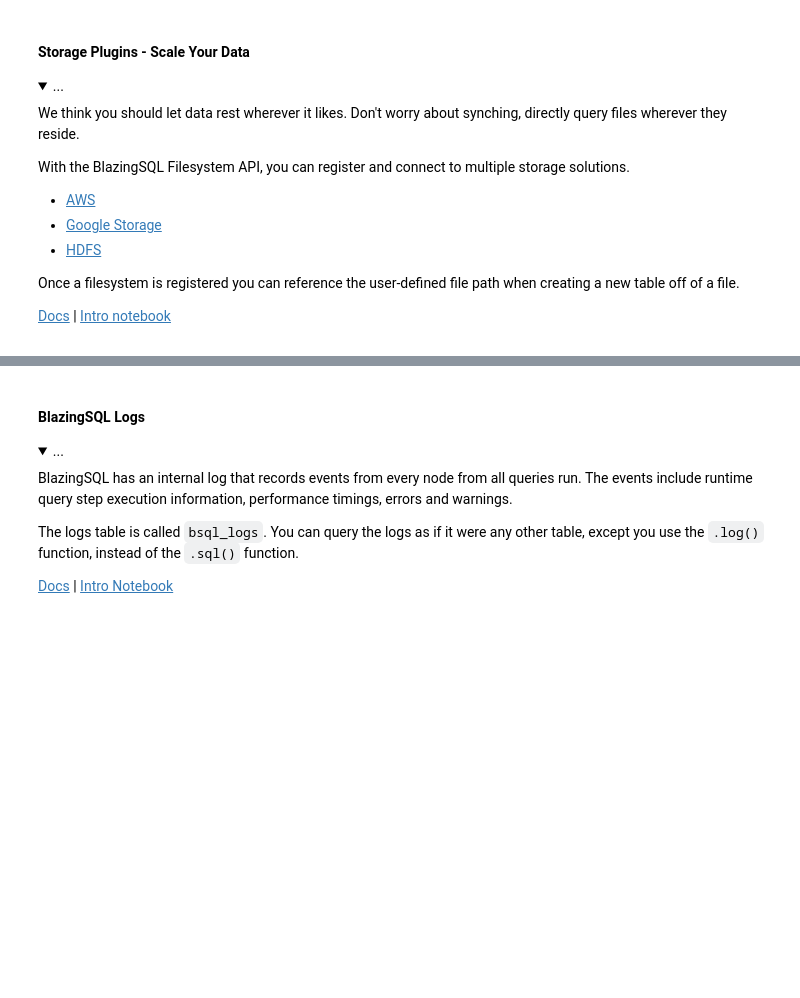
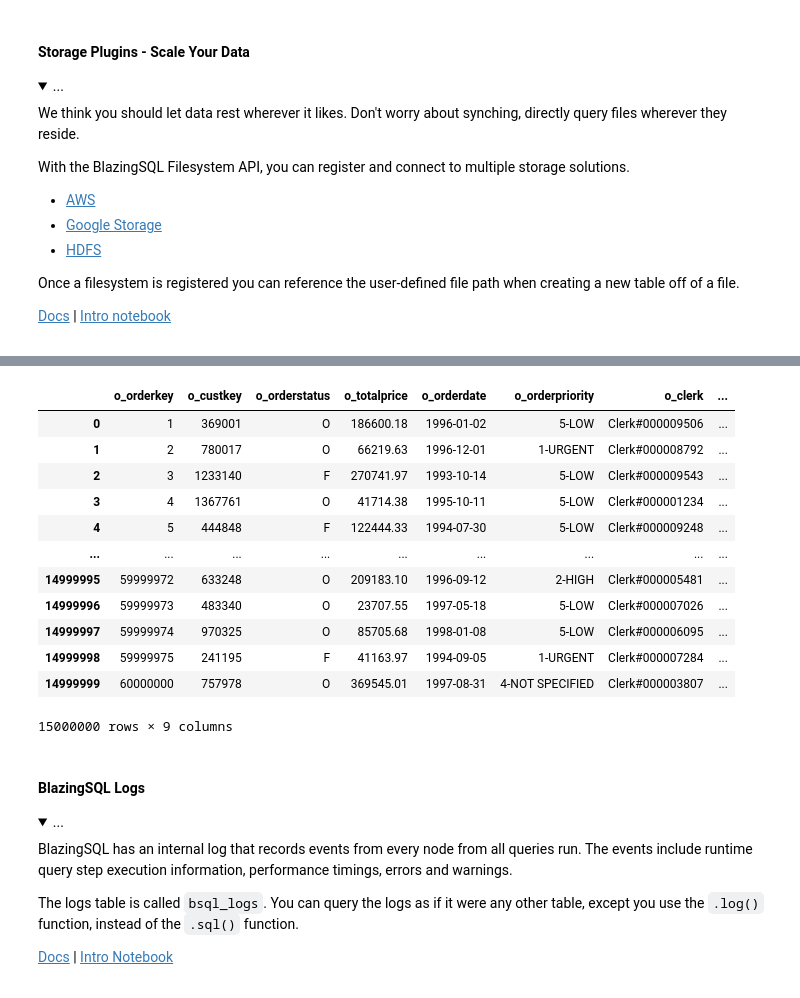
Before and after one commit to BlazingDB/Welcome_to_BlazingSQL_Notebooks, a Jupyter notebook: welcome.ipynb, the cells around one changed output, grey strips where cells are left out. Cells and saved outputs as stored; diff of their text form; code cells hidden in the pictures; folded sections open; blank space fills up the shorter version.

```diff
--- a/welcome.ipynb
+++ b/welcome.ipynb
@@ -294,3 +310,19 @@ bc.create_table('orders', [f'{tpch_sf10}orders/0_0_{i}.parquet' for i in range(1
+# %%
+bc.sql('SELECT * FROM orders')
+# %% [output]
+|  | o_orderkey | o_custkey | o_orderstatus | o_totalprice | o_orderdate | o_orderpriority | o_clerk | ... |
+| 0 | 1 | 369001 | O | 186600.18 | 1996-01-02 | 5-LOW | Clerk#000009506 | ... |
+| 1 | 2 | 780017 | O | 66219.63 | 1996-12-01 | 1-URGENT | Clerk#000008792 | ... |
+| 2 | 3 | 1233140 | F | 270741.97 | 1993-10-14 | 5-LOW | Clerk#000009543 | ... |
+| 3 | 4 | 1367761 | O | 41714.38 | 1995-10-11 | 5-LOW | Clerk#000001234 | ... |
+| 4 | 5 | 444848 | F | 122444.33 | 1994-07-30 | 5-LOW | Clerk#000009248 | ... |
+| ... | ... | ... | ... | ... | ... | ... | ... | ... |
+| 14999995 | 59999972 | 633248 | O | 209183.10 | 1996-09-12 | 2-HIGH | Clerk#000005481 | ... |
+| 14999996 | 59999973 | 483340 | O | 23707.55 | 1997-05-18 | 5-LOW | Clerk#000007026 | ... |
+| 14999997 | 59999974 | 970325 | O | 85705.68 | 1998-01-08 | 5-LOW | Clerk#000006095 | ... |
+| 14999998 | 59999975 | 241195 | F | 41163.97 | 1994-09-05 | 1-URGENT | Clerk#000007284 | ... |
+| 14999999 | 60000000 | 757978 | O | 369545.01 | 1997-08-31 | 4-NOT SPECIFIED | Clerk#000003807 | ... |
+15000000 rows × 9 columns
 # %% [markdown]
 #### BlazingSQL Logs
 
```
Also changed, not shown: parts of 20 cells of this notebook, 1 other file.
